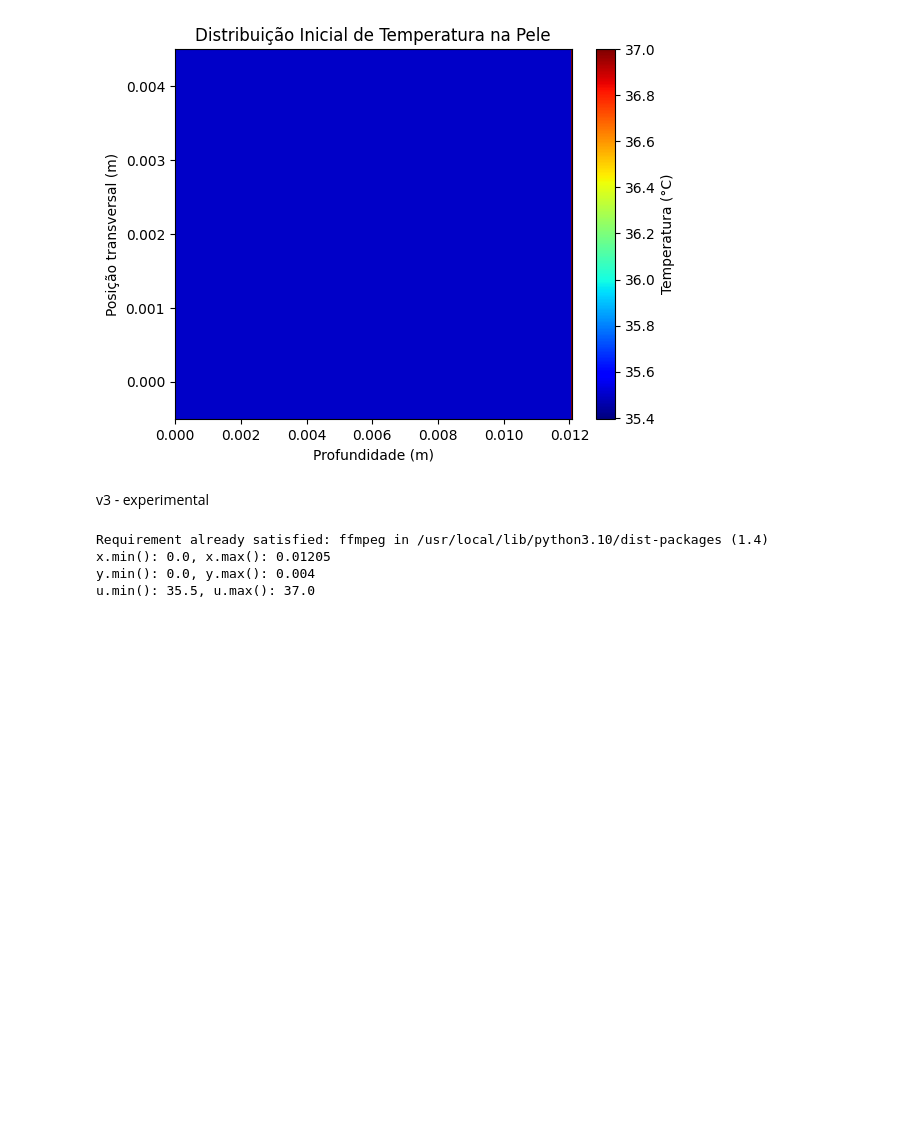
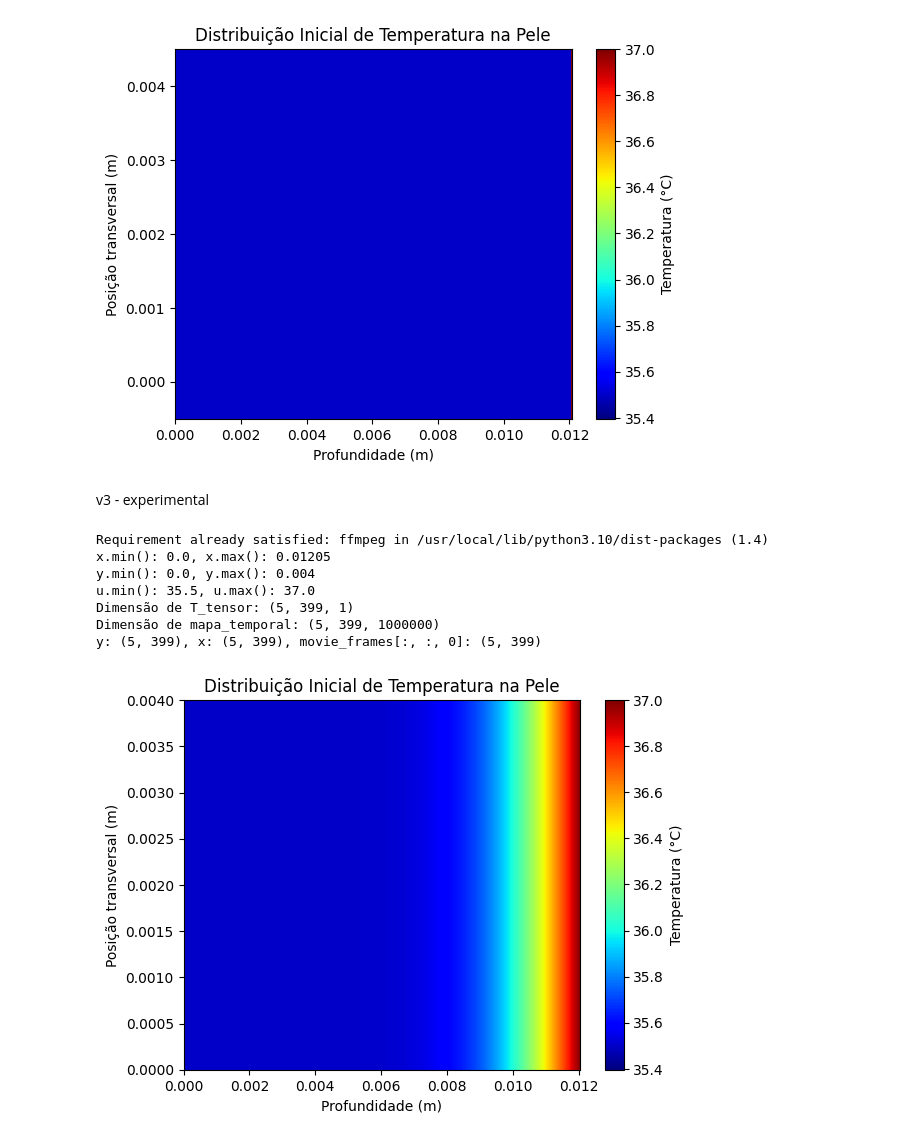
Before and after one commit to alegrio/Transcal2, a Jupyter notebook: bio_heat_transfer.ipynb, the cells around one changed output. Cells and saved outputs as stored; diff of their text form; code cells hidden in the pictures; blank space fills up the shorter version.

```diff
--- a/bio_heat_transfer.ipynb
+++ b/bio_heat_transfer.ipynb
@@ -250,7 +250,7 @@ dt = 0.5 * (dx**2) / 1.25 * np.max(alfa)  # Passo temporal [s]
 
 # Limitação para evitar problemas de memória
 tempo = 500  # Tempo total de simulação [s]
-nsteps = min(int(tempo / dt), 500000)  # Número de passos de tempo
+nsteps = min(int(tempo / dt), 1000000)  # Número de passos de tempo
 tempo = nsteps * dt  # Tempo total de simulação [s]
 
 # Inicialização do array de temperatura
@@ -313,7 +313,7 @@ for t in range(len(tempo_array)):
   mapa_temporal[:, :, t] = np.tile(u, (5, 1))
 
 # Seleciona os frames a serem animados
-movie_frames = mapa_temporal[:,:,0::5000]   #100 frames animados
+movie_frames = mapa_temporal[:,:,0::10000]   #100 frames animados
 print(f"y: {y.shape}, x: {x.shape}, movie_frames[:, :, 0]: {movie_frames[:, :, 0].shape}")
 
 # Visualização do campo de temperatura inicial
@@ -332,30 +332,34 @@ intervalo_tempo = int(tempo_video / numero_frames)  #[ms]
 
 #Define the initialization function for the animation.  In this case, the function returns the first frame
 #of the movie animation.
 def init():
     im.set_array(movie_frames[:,:,0])
     return [im]
 
 #Define the animation update function.  In this function, each map image will be updated with the current frame.
 def animate(i):
     im.set_array(movie_frames[:,:,i])
     return [im]
 
 # 200 frames = 10 s * x frames por segundo
 # x = 20 frames por segundo // intervalo = 50 ms
 
 #Call the full animation function.  The number of frames is given by the last element of the shape tuple of
 #of the movie frames array.  The time interval between each frame is 50 ms, which will show the animated movie
 #at 20 fps
 anim = animation.FuncAnimation(fig, animate, init_func = init, frames = movie_frames.shape[2], interval = 100, blit = "True")
 
 #Save the animation as an avi movie file.
 anim.save('bioheat_skin_cancer_animation.mp4', writer='ffmpeg', fps=20) # Changed to mp4 and specified writer
 
 #Display the resulting animated heat map, which shows temperature changes in the plate over time as it cools down.
 plt.show()
 # %% [output]
 Requirement already satisfied: ffmpeg in /usr/local/lib/python3.10/dist-packages (1.4)
 x.min(): 0.0, x.max(): 0.01205
 y.min(): 0.0, y.max(): 0.004
 u.min(): 35.5, u.max(): 37.0
+Dimensão de T_tensor: (5, 399, 1)
+Dimensão de mapa_temporal: (5, 399, 1000000)
+y: (5, 399), x: (5, 399), movie_frames[:, :, 0]: (5, 399)
+[figure, added]
```
